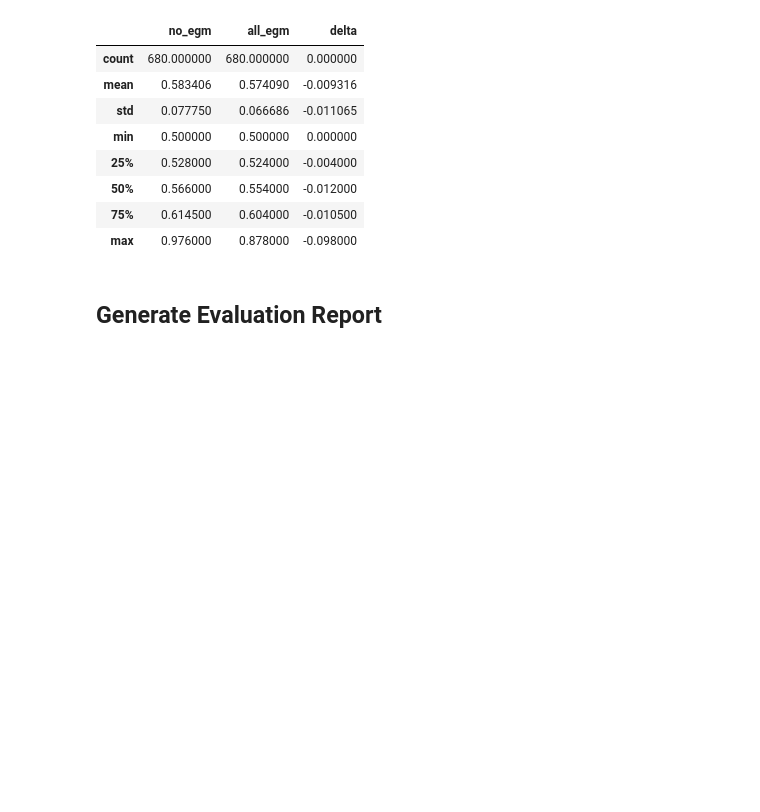
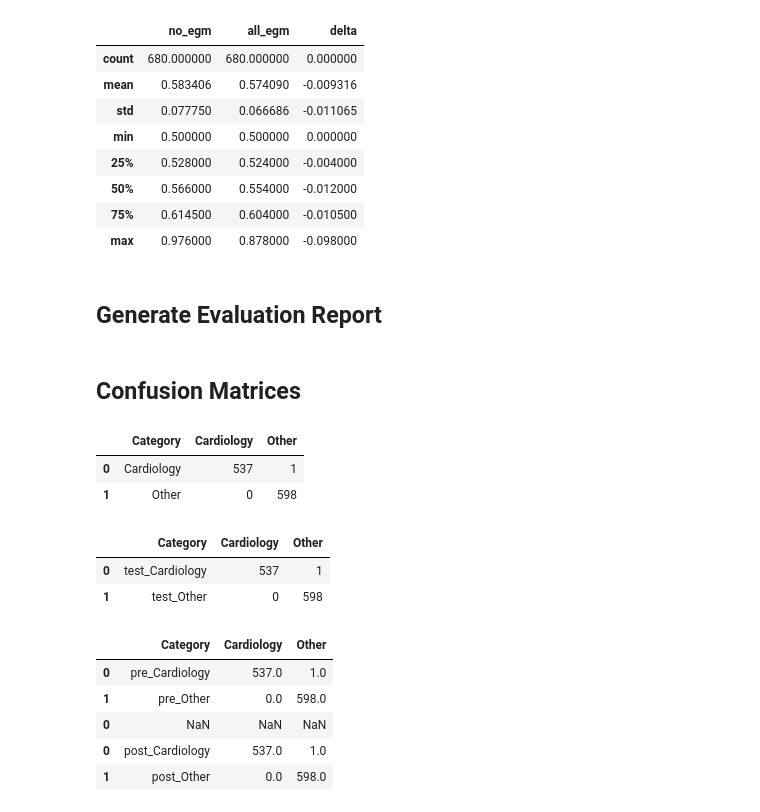
Before and after one commit to benjaminwalsh-cj/episodes-addition, a Jupyter notebook: notebooks/develop.ipynb, the cells around one changed output. Cells and saved outputs as stored; diff of their text form; code cells hidden in the pictures; blank space fills up the shorter version.

```diff
--- a/develop.ipynb
+++ b/notebooks/develop.ipynb
@@ -542,3 +622,5 @@ gen_evaluation_report(
     output_dir='./evaluation_report/',
     file_name='evaluation_report'
 )
+# %% [markdown]
+## Confusion Matrices
@@ -544,0 +645,68 @@ gen_evaluation_report(
+# %%
+cm1 = load_confusion_matrix('./all_egm/results/train/confusion_matrix/confusion_matrix_file.xlsx')
+
+cm1
+# %% [output]
+|  | Category | Cardiology | Other |
+| 0 | Cardiology | 537 | 1 |
+| 1 | Other | 0 | 598 |
+# %%
+cm2 = cm1.copy(deep=True)
+cm2['Category'] = 'test_' + cm1['Category']
+
+cm2
+# %% [output]
+|  | Category | Cardiology | Other |
+| 0 | test_Cardiology | 537 | 1 |
+| 1 | test_Other | 0 | 598 |
+# %%
+def eval_confusion_matrices(
+    pre_matrix: pd.DataFrame,
+    post_matrix: pd.DataFrame,
+    pre_label: str,
+    post_label: str,
+    col_count: int) -> pd.DataFrame:
+    '''Generate an evaluation of the confusion matrices produced between pipeline runs
+
+    Args:
+        pre_matrix (`pd.DataFrame`): matrix from original run
+        post_matrix (`pd.DataFrame`): matrix from changed run
+        pre_label (`str`): label for original run
+        post_label (`str`): label from changed run
+    Returns:
+        Evaluation dataframe
+    '''
+    pre_matrix_copy = pre_matrix.copy(deep=True)
+    post_matrix_copy = post_matrix.copy(deep=True)
+
+    # Add labels to category values
+    pre_matrix_copy['Category'] = pre_label + pre_matrix_copy['Category']
+    post_matrix_copy['Category'] = post_label + post_matrix_copy['Category']
+
+    # Add empty row to separate confusion matrices for greater readability
+    # row = pd.DataFrame([['', '' , '']] , columns=pre_matrix_copy.columns)
+    empty_array = np.empty(shape=(1, col_count))
+    empty_array[:] = np.nan
+    row = pd.DataFrame(empty_array, columns=pre_matrix_copy.columns)
+    # row = row.fillna('')
+
+    # Concat matrices together
+    return_df = pd.concat([pre_matrix_copy, row])
+    return_df = pd.concat([return_df, post_matrix_copy])
+
+    return return_df
+# %%
+eval_confusion_matrices(
+    cm1,
+    cm1,
+    'pre_',
+    'post_',
+    3
+)
+# %% [output]
+|  | Category | Cardiology | Other |
+| 0 | pre_Cardiology | 537.0 | 1.0 |
+| 1 | pre_Other | 0.0 | 598.0 |
+| 0 | NaN | NaN | NaN |
+| 0 | post_Cardiology | 537.0 | 1.0 |
+| 1 | post_Other | 0.0 | 598.0 |
```
Also changed, not shown: parts of 10 cells of this notebook, 1 other file.
